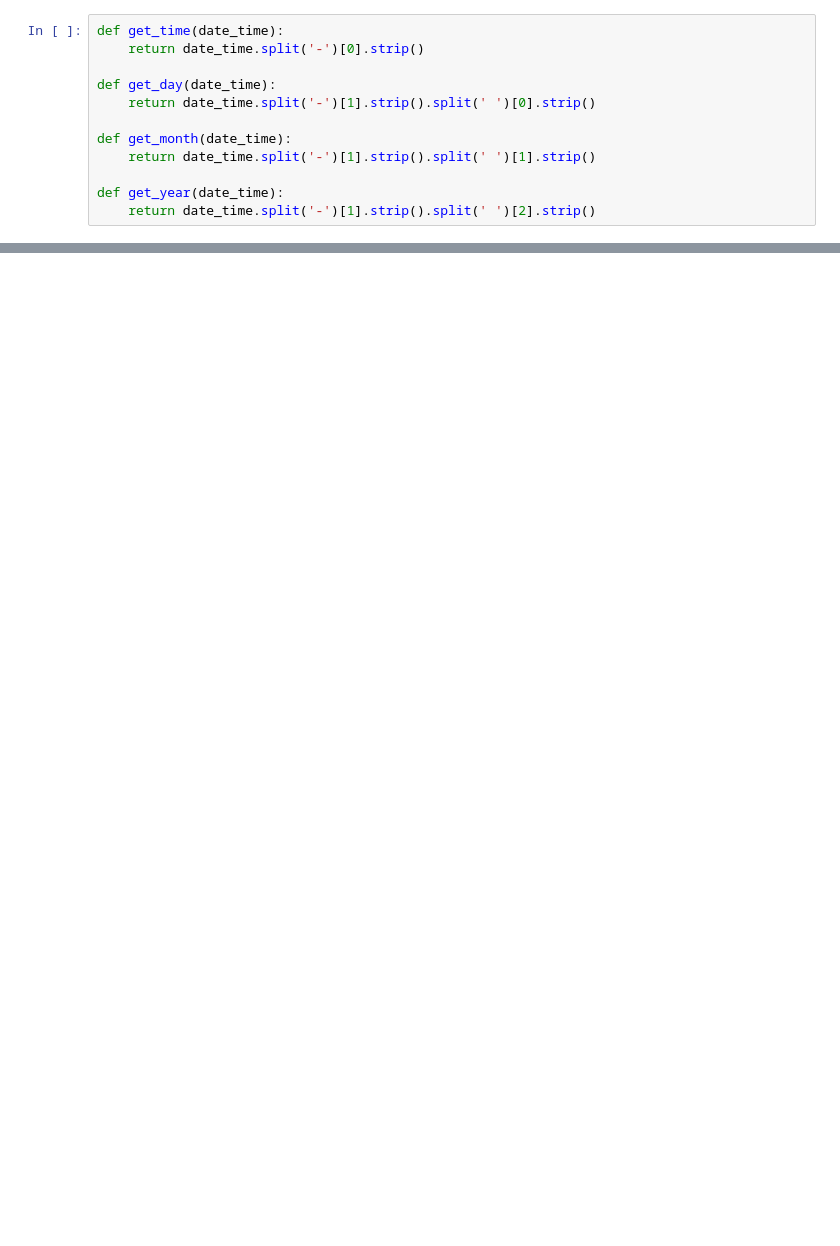
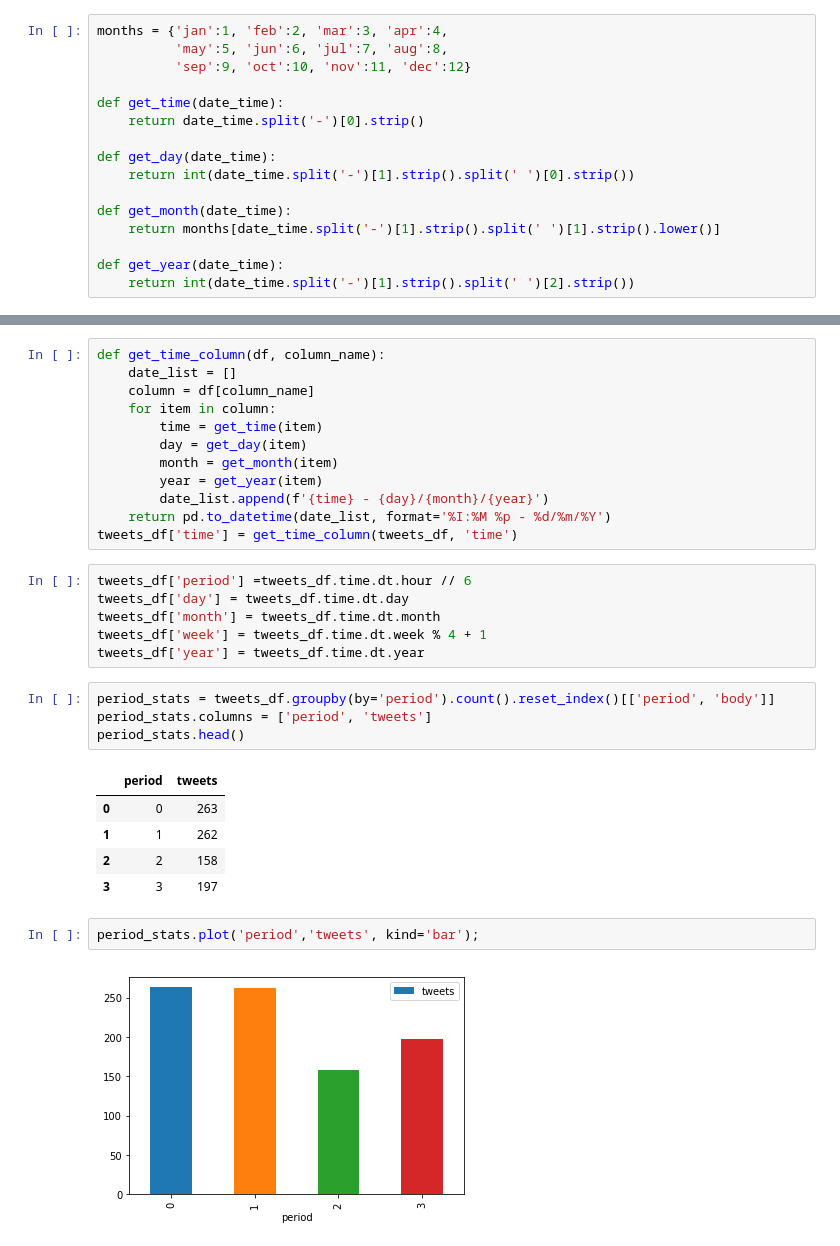
Before and after one commit to DevMahmoud10/Twitter_, a Jupyter notebook: Tweets_state.ipynb, the cells around one changed output, grey strips where cells are left out. Cells and saved outputs as stored; diff of their text form; blank space fills up the shorter version.

Commit message:
period, day, week and month analytics

```diff
--- a/Tweets_state.ipynb
+++ b/Tweets_state.ipynb
@@ -10,12 +44,16 @@ tweets_df.likes.fillna(0,inplace=True)
 # %%
+months = {'jan':1, 'feb':2, 'mar':3, 'apr':4,
+          'may':5, 'jun':6, 'jul':7, 'aug':8,
+          'sep':9, 'oct':10, 'nov':11, 'dec':12}
+
 def get_time(date_time):
     return date_time.split('-')[0].strip()
 
 def get_day(date_time):
-    return date_time.split('-')[1].strip().split(' ')[0].strip()
+    return int(date_time.split('-')[1].strip().split(' ')[0].strip())
 
 def get_month(date_time):
-    return date_time.split('-')[1].strip().split(' ')[1].strip()
+    return months[date_time.split('-')[1].strip().split(' ')[1].strip().lower()]
 
 def get_year(date_time):
-    return date_time.split('-')[1].strip().split(' ')[2].strip()
+    return int(date_time.split('-')[1].strip().split(' ')[2].strip())
@@ -58,0 +60,32 @@ tweets_df.tail()
+# %%
+def get_time_column(df, column_name):
+    date_list = []
+    column = df[column_name]
+    for item in column:
+        time = get_time(item)
+        day = get_day(item)
+        month = get_month(item)
+        year = get_year(item)
+        date_list.append(f'{time} - {day}/{month}/{year}')
+    return pd.to_datetime(date_list, format='%I:%M %p - %d/%m/%Y')
+tweets_df['time'] = get_time_column(tweets_df, 'time')
+# %%
+tweets_df['period'] =tweets_df.time.dt.hour // 6
+tweets_df['day'] = tweets_df.time.dt.day
+tweets_df['month'] = tweets_df.time.dt.month
+tweets_df['week'] = tweets_df.time.dt.week % 4 + 1
+tweets_df['year'] = tweets_df.time.dt.year
+# %%
+period_stats = tweets_df.groupby(by='period').count().reset_index()[['period', 'body']]
+period_stats.columns = ['period', 'tweets']
+period_stats.head()
+# %% [output]
+|  | period | tweets |
+| 0 | 0 | 263 |
+| 1 | 1 | 262 |
+| 2 | 2 | 158 |
+| 3 | 3 | 197 |
+# %%
+period_stats.plot('period','tweets', kind='bar');
+# %% [output]
+[figure, added]
```
Also changed, not shown: parts of 19 cells of this notebook.
